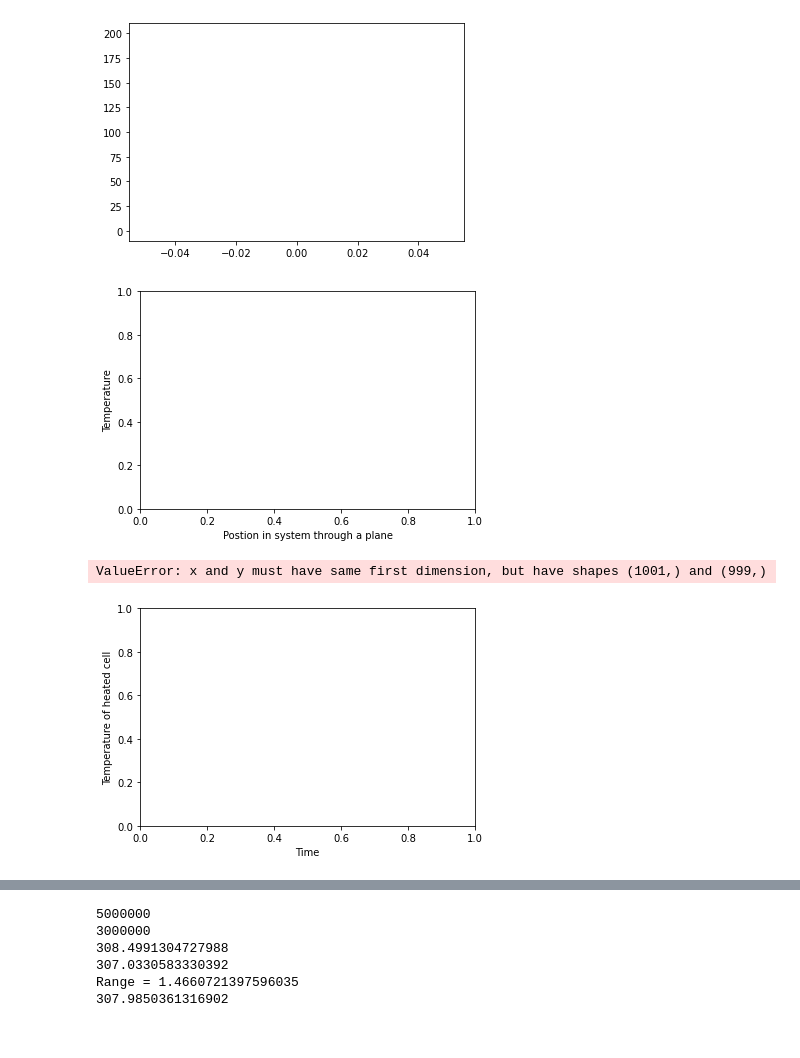
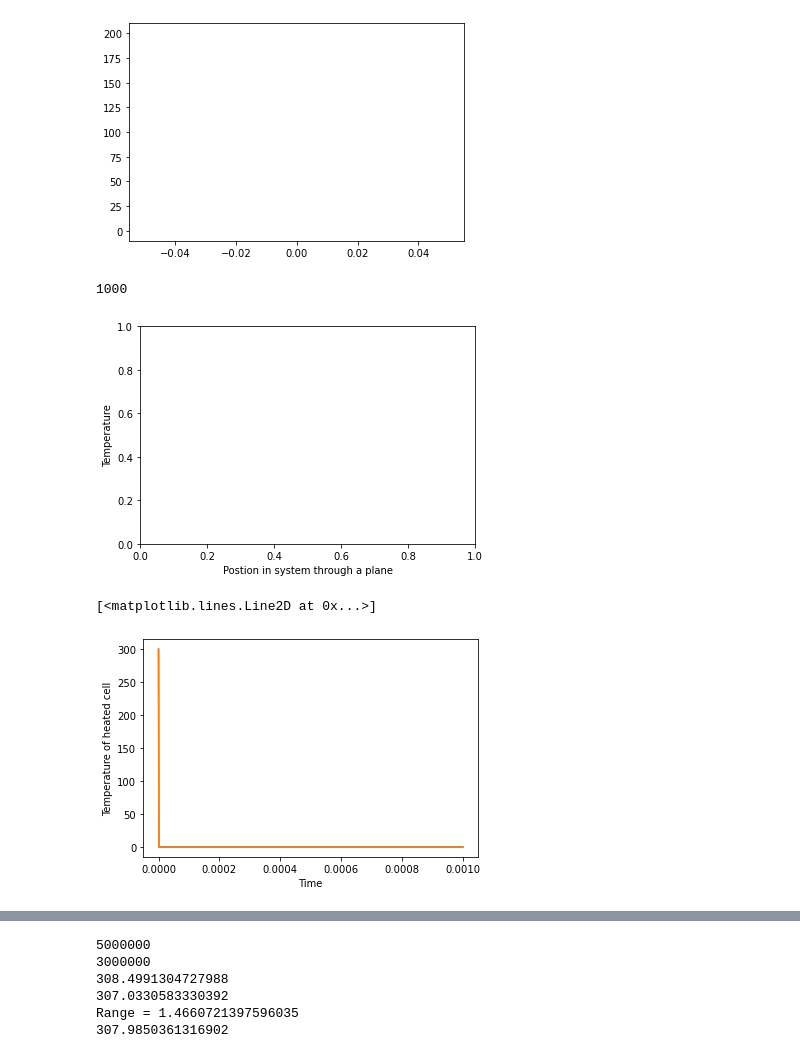
Before and after one commit to ExeQuantCode/HeatFlow, a Jupyter notebook: Plotting.ipynb, the cells around one changed output, grey strips where cells are left out. Saved outputs shown, nothing was run; the diff lists cells and outputs as text; code cells hidden in the pictures.

```diff
--- a/Plotting.ipynb
+++ b/Plotting.ipynb
@@ -183,33 +183,35 @@ KeyboardInterrupt:
 # %%
 import matplotlib.pyplot as plt
 import numpy as np
 
 # Read the file and extract the data
 data = np.loadtxt('/home/links/hm556/DCoding/DGitLab/DProject/outputs/output_Silicon11x11x11New_freq_10.00.txt')
 
 # Get the number of rows and columns in the data
 num_rows, num_cols = data.shape
 T6 = []
 T9 = []
-time = np.arange(0, 0.000001000000000*1000, 0.000001000000000)
+time = np.linspace(0, 0.000001000000000*1000, 1000)
+print(len(time))
 # Plot each line of the data
 for i in range(num_rows):
     T6.append(data[i, 6])
     T9.append(data[i, 9])
     # plt.plot(data[i, 1:], label=f'Line {i+1}')
 
 # Add labels and legend
 plt.xlabel('Postion in system through a plane')
 plt.ylabel('Temperature')
 # plt.legend()
 
 # Show the plot
 plt.show()
 plt.xlabel('Time')
 plt.ylabel('Temperature of heated cell')
 plt.plot(time,T6)
 plt.plot(time,T9)
 # %% [output]
+1000
 [figure]
-ValueError: x and y must have same first dimension, but have shapes (1001,) and (999,)
+[<matplotlib.lines.Line2D at 0x...>]
-[figure, old version]
+[figure, new version]
```
Also changed, not shown: parts of 8 cells of this notebook, 14 other files.
